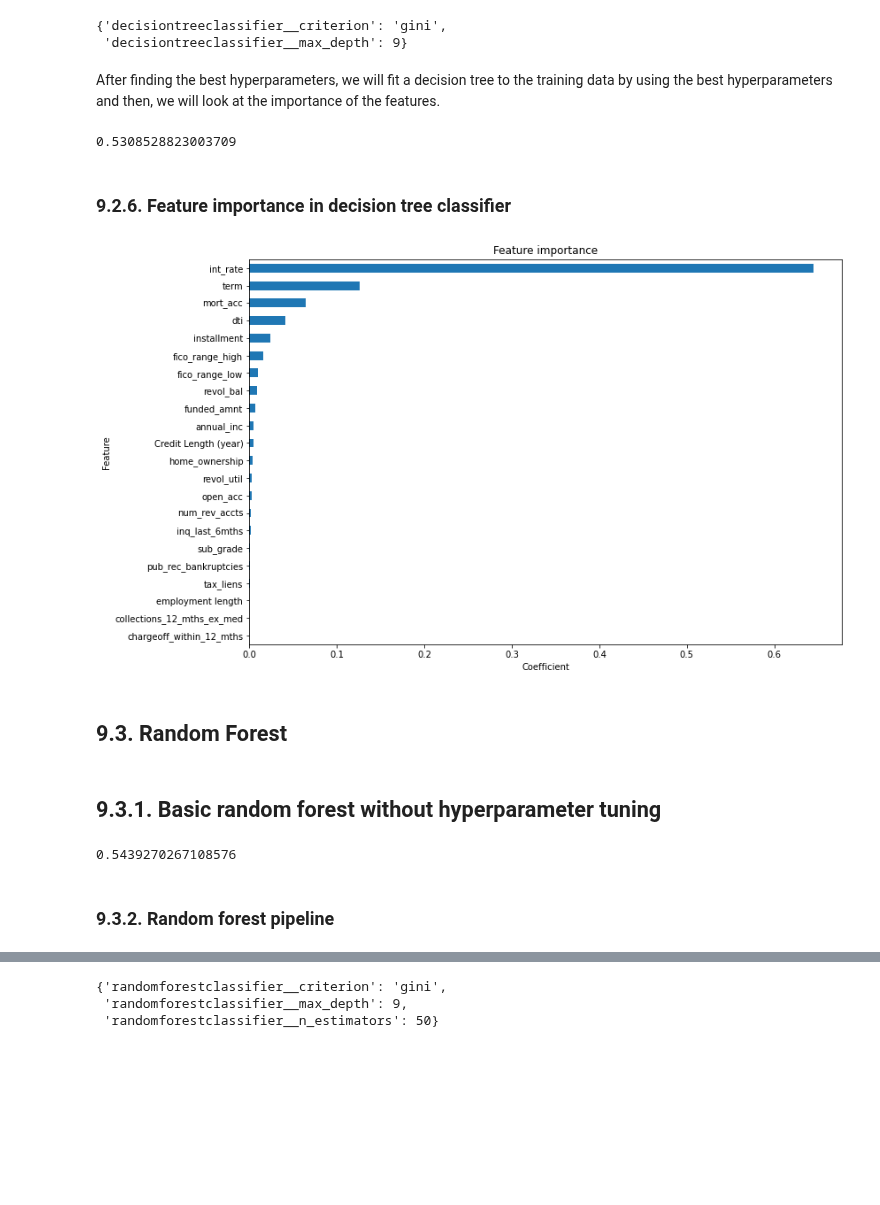
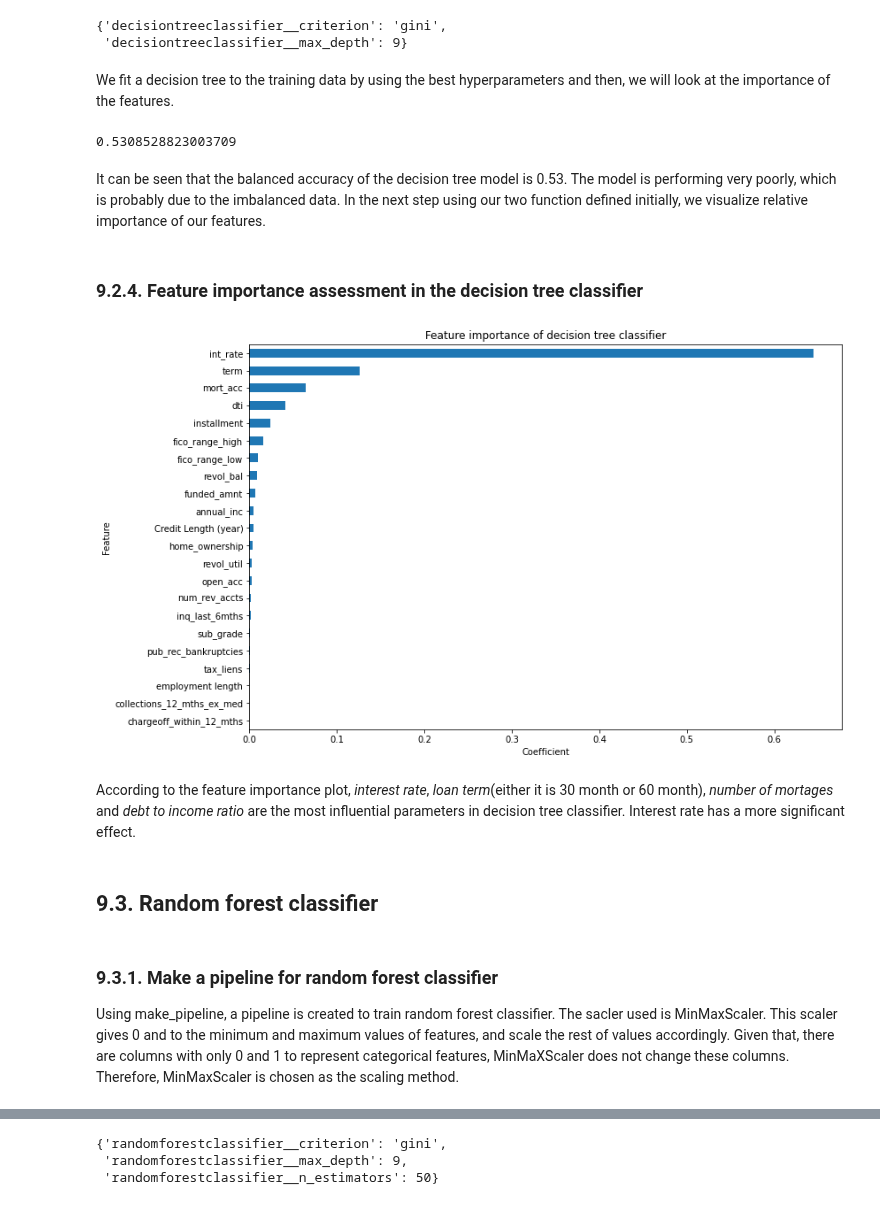
Before and after one commit to somayehY/SomayeYoussefi, a Jupyter notebook: LendingClub/LendingClub_preprocessing_modeling.ipynb, the cells around one changed output, grey strips where cells are left out. Drawn from its saved outputs; the diff is of its cells as text; code cells hidden in the pictures; blank space fills up the shorter version.

```diff
--- a/LendingClub/LendingClub_preprocessing_modeling.ipynb
+++ b/LendingClub/LendingClub_preprocessing_modeling.ipynb
@@ -147,11 +167,11 @@ def feature_importance(model):
     model_features = pd.concat([model_features.loc[:'Credit Length (year)',:], term, HO, Emp, sub])
     return model_features
 # %%
-def plot_feature_importance(model_features):
+def plot_feature_importance(model_features, title):
 
     fig, ax=plt.subplots()
     model_features.sort_values(by='Importance').iloc[:, model_features.columns.get_loc('Importance')].plot(kind='barh', figsize=(12,8))
-    ax.set_title('Feature importance')
+    ax.set_title(title)
     ax.set_xlabel('Coefficient')
     ax.set_ylabel('Feature')
 # %%
@@ -212,12 +224,0 @@ These are the steps we follow for each model:
-# %%
-model=LogisticRegression(penalty='l2',C=0.01,solver='newton-cg')
-
-scaler = MinMaxScaler()
-X_train_scaled = scaler.fit_transform(X_train)
-X_test_scaled = scaler.transform(X_test)
-
-model.fit(X_train_scaled,y_train)
-y_pred = model.predict(X_test_scaled)
-y_pred =pd.Series(y_pred)
-#roc_auc_score(y_test, y_pred)
-balanced_accuracy_score(y_test, y_pred)
@@ -312,20 +305,0 @@ lrcoef.columns=['Coefficient']
-# %%
-model = tree.DecisionTreeClassifier(criterion="gini", max_depth =3, random_state = 1234)
-
-# Scaling train and test data
-scaler = MinMaxScaler()
-X_train_scaled = scaler.fit_transform(X_train)
-X_test_scaled = scaler.transform(X_test)
-
-# Call fit()
-model.fit(X_train_scaled,y_train)
-
-
-# Call predict() on model with X_test passed to it, and assign the result to a variable y_pred
-y_pred = model.predict(X_test_scaled)
-
-# Call Series on our y_pred variable with the following: pd.Series(y_pred)
-y_pred = pd.Series(y_pred)
-
-# Finding model score
-balanced_accuracy_score(y_test, y_pred)
@@ -375,7 +341,7 @@ tree_grid_cv.best_params_
 {'decisiontreeclassifier__criterion': 'gini',
  'decisiontreeclassifier__max_depth': 9}
 # %% [markdown]
-After finding the best hyperparameters, we will fit a decision tree to the training data by using the best hyperparameters and then, we will look at the importance of the features.
+We fit a decision tree to the training data by using the best hyperparameters and then, we will look at the importance of the features.
 # %%
 BestTree = tree.DecisionTreeClassifier(criterion="gini", max_depth =9, random_state = 1234)
 pipeTreeBest = make_pipeline(BestTree)
@@ -386,41 +353,23 @@ y_pred = pd.Series(y_pred)
 balanced_accuracy_score(y_test, y_pred)
 # %% [output]
 0.5308528823003709
+# %% [markdown]
+It can be seen that the balanced accuracy of the decision tree model is 0.53. The model is performing very poorly, which is probably due to the imbalanced data. In the next step using our two function defined initially, we visualize relative importance of our features.
 # %% [markdown]
-### 9.2.6. Feature importance in decision tree classifier
+### 9.2.4. Feature importance assessment in the decision tree classifier <a class='anchor' id='fidt'></a>
 # %%
 model_features = feature_importance(tree_grid_cv.best_estimator_.named_steps.decisiontreeclassifier)
-plot_feature_importance(model_features)
+title='Feature importance of decision tree classifier'
+plot_feature_importance(model_features, title)
 # %% [output]
-[figure, old version]
+[figure, new version]
+# %% [markdown]
+According to the feature importance plot, _interest rate_, _loan term_(either it is 30 month or 60 month), _number of mortages_ and _debt to income ratio_ are the most influential parameters in decision tree classifier. Interest rate has a more significant effect.
 # %% [markdown]
-## 9.3. Random Forest
+## 9.3. Random forest classifier <a class='anchor' id='rf'></a>
-# %% [markdown]
-## 9.3.1. Basic random forest without hyperparameter tuning
-# %%
-model = RandomForestClassifier(random_state=47)
-
-
-# Scaling train and test data
-scaler = MinMaxScaler()
-X_train_scaled = scaler.fit_transform(X_train)
-X_test_scaled = scaler.transform(X_test)
-
-# Call fit()
-model.fit(X_train_scaled,y_train)
-
-
-# Call predict() on model with X_test passed to it, and assign the result to a variable y_pred
-y_pred = model.predict(X_test_scaled)
-
-# Call Series on our y_pred variable with the following: pd.Series(y_pred)
-y_pred = pd.Series(y_pred)
-
-# Finding model score
-balanced_accuracy_score(y_test, y_pred)
-# %% [output]
-0.5439270267108576
 # %% [markdown]
-### 9.3.2. Random forest pipeline
+### 9.3.1. Make a pipeline for random forest classifier <a class='anchor' id='plrf'></a>
+
+Using make_pipeline, a pipeline is created to train random forest classifier. The sacler used is MinMaxScaler. This scaler gives 0 and to the minimum and maximum values of features, and scale the rest of values accordingly. Given that, there are columns with only 0 and 1 to represent categorical features, MinMaXScaler does not change these columns. Therefore, MinMaxScaler is chosen as the scaling method.
 # %%
 pipeRF = make_pipeline(MinMaxScaler(), RandomForestClassifier(random_state=47))
```
Also changed, not shown: parts of 72 cells of this notebook.
